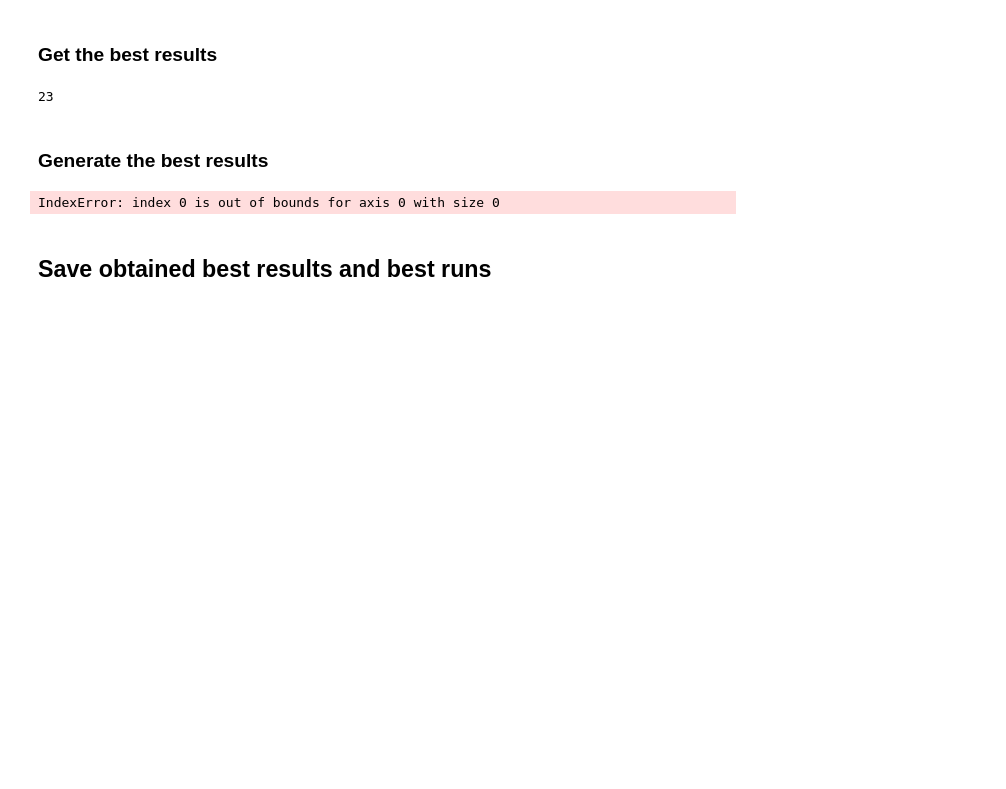
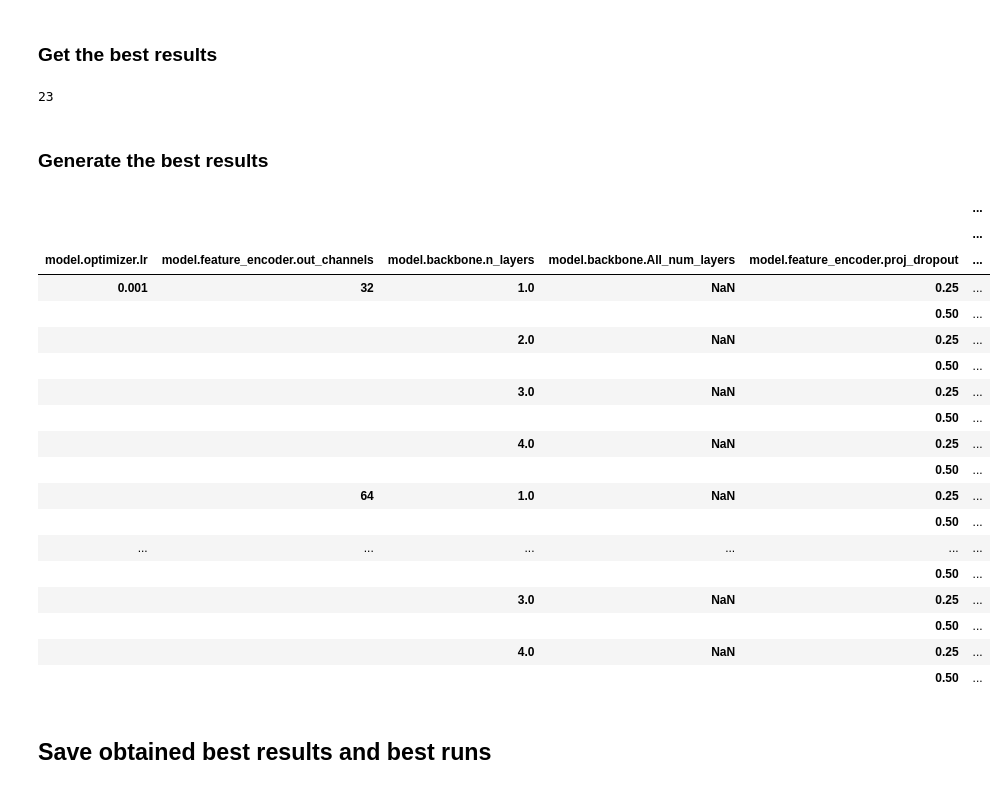
Before and after one commit to geometric-intelligence/TopoBenchmark, a Jupyter notebook: results/results_hypergraph.ipynb, the cells around one changed output. Drawn from its saved outputs; the diff is of its cells as text; code cells hidden in the pictures; blank space fills up the shorter version.

```diff
--- a/results/results_hypergraph.ipynb
+++ b/results/results_hypergraph.ipynb
@@ -341,7 +341,7 @@ for dataset in datasets:
         performance_columns = optimization_metrics[dataset]['performance_columns']
         subset = subset[dataset_model_columns + sweeped_columns + performance_columns + run_columns]
 
-        aggregated = subset.groupby(sweeped_columns).agg(
+        aggregated = subset.groupby(sweeped_columns, dropna=False).agg(
             {col: ["mean", "std"] for col in performance_columns}
         )
 
@@ -375,26 +375,58 @@ for dataset in datasets:
 
         # Get the best result
         final_best = aggregated.head(1)
+        if final_best[(eval_metric, "mean")].any():
+            best_results[dataset][model] = {
+                "mean": final_best[(eval_metric, "mean")].values[0],
+                "std": final_best[(eval_metric, "std")].values[0],
+            }
 
-        best_results[dataset][model] = {
-            "mean": final_best[(eval_metric, "mean")].values[0],
-            "std": final_best[(eval_metric, "std")].values[0],
-        }
+            # Extract best runs:
+            best_params = {}
+            for col in sweeped_columns:
+                best_params[col] = final_best[(col, '')].item()
 
-        # Extract best runs:
-        best_params = {}
-        for col in sweeped_columns:
-            best_params[col] = final_best[(col, '')].item()
+            #hp_runs[dataset][model] = subset.copy()
 
-        # Start with the entire DataFrame
-        filtered_subset = subset.copy()
+            # Start with the entire DataFrame
+            filtered_subset = subset.copy()
 
-        # Iterate over each key-value pair in the best parameters dictionary and filter the DataFrame
-        for param, value in best_params.items():
-            filtered_subset = filtered_subset[filtered_subset[param] == value]
-        best_runs[dataset][model] = filtered_subset
+            # Iterate over each key-value pair in the best parameters dictionary and filter the DataFrame
+            for param, value in best_params.items():
+                filtered_subset = filtered_subset[filtered_subset[param] == value]
+            best_runs[dataset][model] = filtered_subset
+
+        else:
+            best_results[dataset][model] = {
+                "mean": np.nan,
+                "std": np.nan,
+            }
-# %% [output]
-IndexError: index 0 is out of bounds for axis 0 with size 0
+# %%
+aggregated = subset.groupby(sweeped_columns,dropna=False).agg(
+            {col: ["mean", "std"] for col in performance_columns},
+        )
+# %%
+aggregated
+# %% [output]
+|  |  |  |  |  | ... |
+|  |  |  |  |  | ... |
+| model.optimizer.lr | model.feature_encoder.out_channels | model.backbone.n_layers | model.backbone.All_num_layers | model.feature_encoder.proj_dropout | ... |
+| 0.001 | 32 | 1.0 | NaN | 0.25 | ... |
+|  |  |  |  | 0.50 | ... |
+|  |  | 2.0 | NaN | 0.25 | ... |
+|  |  |  |  | 0.50 | ... |
+|  |  | 3.0 | NaN | 0.25 | ... |
+|  |  |  |  | 0.50 | ... |
+|  |  | 4.0 | NaN | 0.25 | ... |
+|  |  |  |  | 0.50 | ... |
+|  | 64 | 1.0 | NaN | 0.25 | ... |
+|  |  |  |  | 0.50 | ... |
+| ... | ... | ... | ... | ... | ... |
+|  |  |  |  | 0.50 | ... |
+|  |  | 3.0 | NaN | 0.25 | ... |
+|  |  |  |  | 0.50 | ... |
+|  |  | 4.0 | NaN | 0.25 | ... |
+|  |  |  |  | 0.50 | ... |
 # %% [markdown]
 ## Save obtained best results and best runs
 # %%
```
Also changed, not shown: parts of 12 cells of this notebook, 24 other files.
